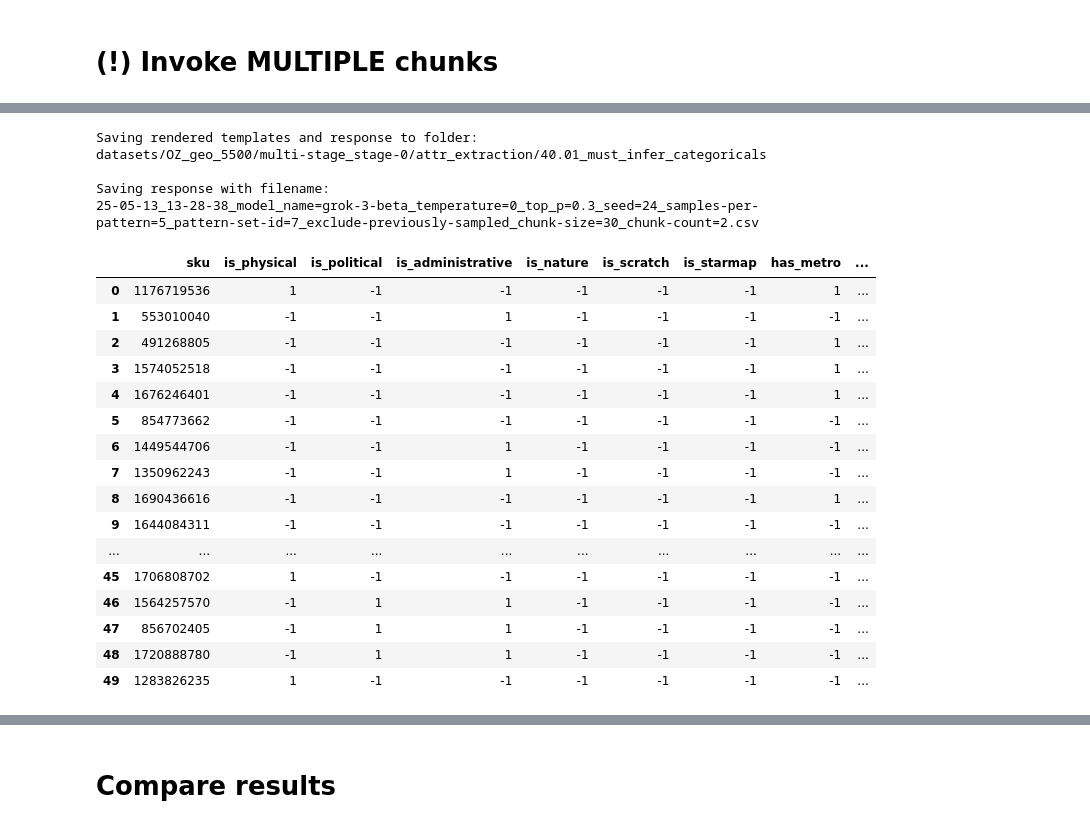
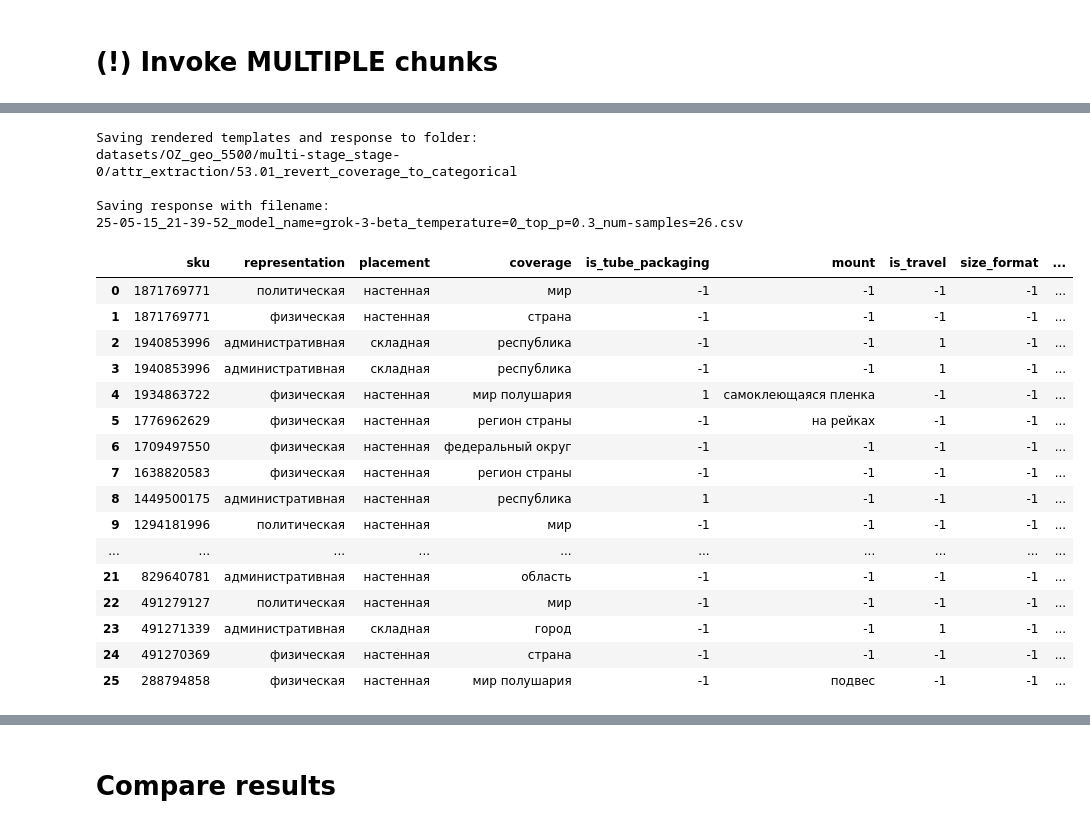
Before and after one commit to tony-pitchblack/marketplace_analytics, a Jupyter notebook: cross-encoder/make-hf-dataset_OZ-geo_part-0_LLM-labeling_two-staged.ipynb, the cells around one changed output, grey strips where cells are left out. Saved outputs shown, nothing was run; the diff lists cells and outputs as text; code cells hidden in the pictures.

```diff
--- a/cross-encoder/make-hf-dataset_OZ-geo_part-0_LLM-labeling_two-staged.ipynb
+++ b/cross-encoder/make-hf-dataset_OZ-geo_part-0_LLM-labeling_two-staged.ipynb
@@ -9392,6 +12770,6 @@ Total sku: 50
 # %%
 # CHOSEN_CHUNK_SIZE = 10
-CHOSEN_CHUNK_SIZE = 30
+CHOSEN_CHUNK_SIZE = 25
 
 descriptions_chunks = get_chunks(
     chosen_subset_df,
@@ -9418,61 +12796,83 @@ TOTAL COST ACROSS ALL CHUNKS (x2): 53.69 RUB
+# %%
+# ───────────────────────── 4. Invoke and (if INFERENCE) save to memory ─────────────────────────
+def invoke(runnable, variables):
+    response = runnable.invoke(variables)
+    # if the chain returns a dict with "text", pull it out; else assume it's a str
+    response_text = response['text'] if isinstance(response, dict) else response
+    response_timestamp = _timestamp()
+
+    # # after inference, stash both the user turn & the AI reply into memory
+    # if CHOSEN_MODE == "INFERENCE":
+    #     user_msg = prompt.format_messages(**variables)[-1].content
+    #     memory.chat_memory.add_user_message(user_msg)
+    #     memory.chat_memory.add_ai_message(response_text)
+    # TODO: fix it for explanatory mode
+
+    # print(f"[{CHOSEN_MODE}] {response_timestamp}\n{response_text}")
+
+    return response_text, response_timestamp
+
+def confirm_prompt(model_config, chosen_prompt, descriptions_chunks, total_cost):
+    ans = 'n'
+    ans = input(
+        f"Process {len(descriptions_chunks)} chunks for total cost of {total_cost:.2f} RUB"
+        f" with model '{model_config['model_name']}'"
+        f" and prompt '{chosen_prompt['name']}'"
+        "?"
+    )
+    ans = ans.lower()
+    assert ans == 'y', "Can only proceed if confirmed ('y')"
 # %%
 from tqdm import tqdm
 
-ans = 'n'
-ans = input(
-    f"Process {len(descriptions_chunks)} chunks for total cost of {total_cost:.2f} RUB"
-    f" with model '{model_config['model_name']}'"
-    f" and prompt '{chosen_prompt['name']}'"
-    "?"
-)
-ans = ans.lower()
-assert ans == 'y', "Can only proceed if confirmed ('y')"
+confirm_prompt(model_config, chosen_prompt, descriptions_chunks, total_cost)
 
 all_response_df = pd.DataFrame()
 for chunk_idx in tqdm(range(len(descriptions_chunks)), desc='Processing chunks'):
     chosen_products_descriptions = descriptions_chunks[chunk_idx]
     runnable, variables, memory = construct_runnable(chosen_products_descriptions)
     response_text, response_timestamp = invoke(runnable, variables)
     response_df = strip_csv_and_load_df(response_text)
+    # response_df['chunk_idx'] = chunk_idx
     response_df = strip_whitespaces(response_df)
     mapped_response_df = map_categoricals_back(
         response_df, chosen_prompt['extra_options']['mapping']
     )
 
     all_response_df = pd.concat([
         all_response_df,
         mapped_response_df,
     ]).drop_duplicates().reset_index(drop=True)
 
 save(
     response_timestamp,
     chosen_prompt,
-    sampling_config,
+    chosen_sampling_config,
     all_response_df,
     chunk_size=CHOSEN_CHUNK_SIZE
 )
 
 all_response_df
 # %% [output]
 Saving rendered templates and response to folder:
-datasets/OZ_geo_5500/multi-stage_stage-0/attr_extraction/40.01_must_infer_categoricals
+datasets/OZ_geo_5500/multi-stage_stage-0/attr_extraction/53.01_revert_coverage_to_categorical
 
 Saving response with filename:
-25-05-13_13-28-38_model_name=grok-3-beta_temperature=0_top_p=0.3_seed=24_samples-per-pattern=5_pattern-set-id=7_exclude-previously-sampled_chunk-size=30_chunk-count=2.csv
+25-05-15_21-39-52_model_name=grok-3-beta_temperature=0_top_p=0.3_num-samples=26.csv
-|  | sku | is_physical | is_political | is_administrative | is_nature | is_scratch | is_starmap | has_metro | ... |
-| 0 | 1176719536 | 1 | -1 | -1 | -1 | -1 | -1 | 1 | ... |
-| 1 | 553010040 | -1 | -1 | 1 | -1 | -1 | -1 | -1 | ... |
-| 2 | 491268805 | -1 | -1 | -1 | -1 | -1 | -1 | 1 | ... |
-| 3 | 1574052518 | -1 | -1 | -1 | -1 | -1 | -1 | 1 | ... |
-| 4 | 1676246401 | -1 | -1 | -1 | -1 | -1 | -1 | 1 | ... |
-| 5 | 854773662 | -1 | -1 | -1 | -1 | -1 | -1 | -1 | ... |
-| 6 | 1449544706 | -1 | -1 | 1 | -1 | -1 | -1 | -1 | ... |
-| 7 | 1350962243 | -1 | -1 | 1 | -1 | -1 | -1 | -1 | ... |
-| 8 | 1690436616 | -1 | -1 | -1 | -1 | -1 | -1 | 1 | ... |
-| 9 | 1644084311 | -1 | -1 | -1 | -1 | -1 | -1 | -1 | ... |
+|  | sku | representation | placement | coverage | is_tube_packaging | mount | is_travel | size_format | ... |
+| 0 | 1871769771 | политическая | настенная | мир | -1 | -1 | -1 | -1 | ... |
+| 1 | 1871769771 | физическая | настенная | страна | -1 | -1 | -1 | -1 | ... |
+| 2 | 1940853996 | административная | складная | республика | -1 | -1 | 1 | -1 | ... |
+| 3 | 1940853996 | административная | складная | республика | -1 | -1 | 1 | -1 | ... |
+| 4 | 1934863722 | физическая | настенная | мир полушария | 1 | самоклеющаяся пленка | -1 | -1 | ... |
+| 5 | 1776962629 | физическая | настенная | регион страны | -1 | на рейках | -1 | -1 | ... |
+| 6 | 1709497550 | физическая | настенная | федеральный округ | -1 | -1 | -1 | -1 | ... |
+| 7 | 1638820583 | физическая | настенная | регион страны | -1 | -1 | -1 | -1 | ... |
+| 8 | 1449500175 | административная | настенная | республика | 1 | -1 | -1 | -1 | ... |
+| 9 | 1294181996 | политическая | настенная | мир | -1 | -1 | -1 | -1 | ... |
 | ... | ... | ... | ... | ... | ... | ... | ... | ... | ... |
-| 45 | 1706808702 | 1 | -1 | -1 | -1 | -1 | -1 | -1 | ... |
-| 46 | 1564257570 | -1 | 1 | 1 | -1 | -1 | -1 | -1 | ... |
-| 47 | 856702405 | -1 | 1 | 1 | -1 | -1 | -1 | -1 | ... |
-| 48 | 1720888780 | -1 | 1 | 1 | -1 | -1 | -1 | -1 | ... |
-| 49 | 1283826235 | 1 | -1 | -1 | -1 | -1 | -1 | -1 | ... |
+| 21 | 829640781 | административная | настенная | область | -1 | -1 | -1 | -1 | ... |
+| 22 | 491279127 | политическая | настенная | мир | -1 | -1 | -1 | -1 | ... |
+| 23 | 491271339 | административная | складная | город | -1 | -1 | 1 | -1 | ... |
+| 24 | 491270369 | физическая | настенная | страна | -1 | -1 | -1 | -1 | ... |
+| 25 | 288794858 | физическая | настенная | мир полушария | -1 | подвес | -1 | -1 | ... |
```
Also changed, not shown: parts of 80 cells of this notebook.
